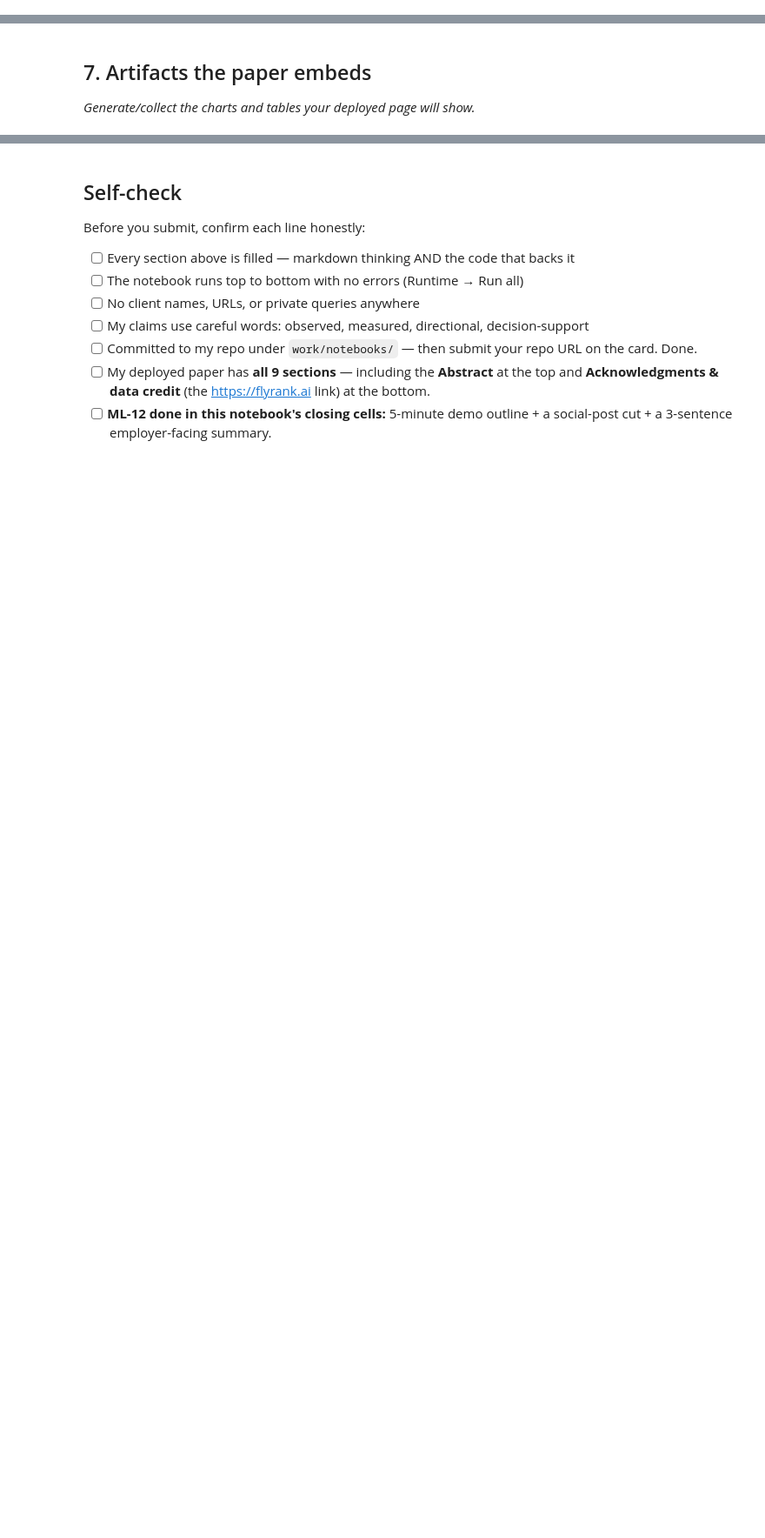
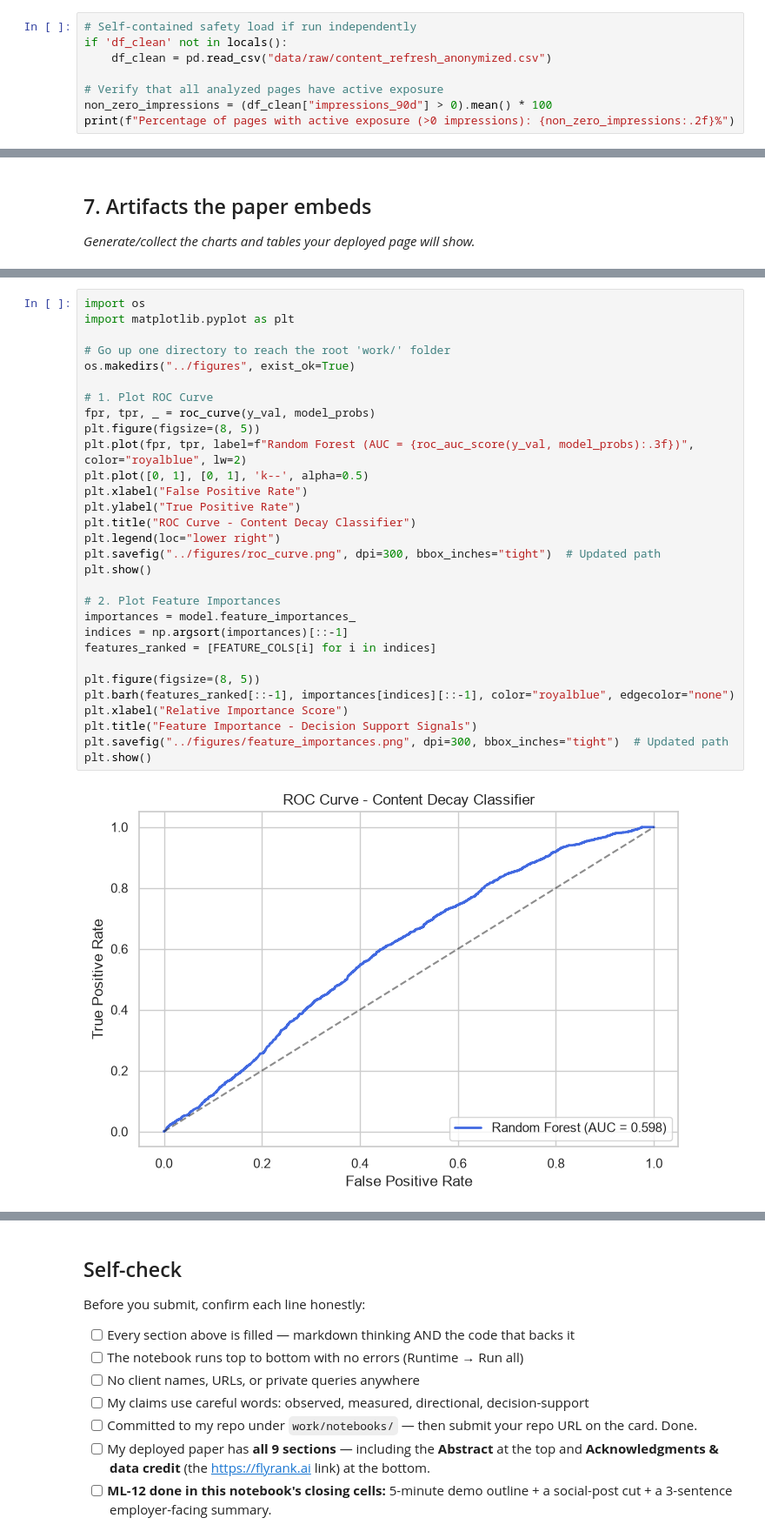
Before and after one commit to AbdulRaffayQureshi/FlyRank-ML-Intern, a Jupyter notebook: work/notebooks/capstone.ipynb, the cells around one changed output, grey strips where cells are left out. Shown at 87% size. Drawn from its saved outputs; the diff is of its cells as text; blank space fills up the shorter version.

```diff
--- a/work/notebooks/capstone.ipynb
+++ b/work/notebooks/capstone.ipynb
@@ -28,0 +238,8 @@ This skeleton is yours to fill. Work the sections **in order** — each one has
+# %%
+# Self-contained safety load if run independently
+if 'df_clean' not in locals():
+    df_clean = pd.read_csv("data/raw/content_refresh_anonymized.csv")
+
+# Verify that all analyzed pages have active exposure
+non_zero_impressions = (df_clean["impressions_90d"] > 0).mean() * 100
+print(f"Percentage of pages with active exposure (>0 impressions): {non_zero_impressions:.2f}%")
@@ -36,0 +310,32 @@ This skeleton is yours to fill. Work the sections **in order** — each one has
+# %%
+import os
+import matplotlib.pyplot as plt
+
+# Go up one directory to reach the root 'work/' folder
+os.makedirs("../figures", exist_ok=True)
+
+# 1. Plot ROC Curve
+fpr, tpr, _ = roc_curve(y_val, model_probs)
+plt.figure(figsize=(8, 5))
+plt.plot(fpr, tpr, label=f"Random Forest (AUC = {roc_auc_score(y_val, model_probs):.3f})", color="royalblue", lw=2)
+plt.plot([0, 1], [0, 1], 'k--', alpha=0.5)
+plt.xlabel("False Positive Rate")
+plt.ylabel("True Positive Rate")
+plt.title("ROC Curve - Content Decay Classifier")
+plt.legend(loc="lower right")
+plt.savefig("../figures/roc_curve.png", dpi=300, bbox_inches="tight")  # Updated path
+plt.show()
+
+# 2. Plot Feature Importances
+importances = model.feature_importances_
+indices = np.argsort(importances)[::-1]
+features_ranked = [FEATURE_COLS[i] for i in indices]
+
+plt.figure(figsize=(8, 5))
+plt.barh(features_ranked[::-1], importances[indices][::-1], color="royalblue", edgecolor="none")
+plt.xlabel("Relative Importance Score")
+plt.title("Feature Importance - Decision Support Signals")
+plt.savefig("../figures/feature_importances.png", dpi=300, bbox_inches="tight")  # Updated path
+plt.show()
+# %% [output]
+[figure, added]
```
Also changed, not shown: parts of 14 cells of this notebook, 2 other files.
